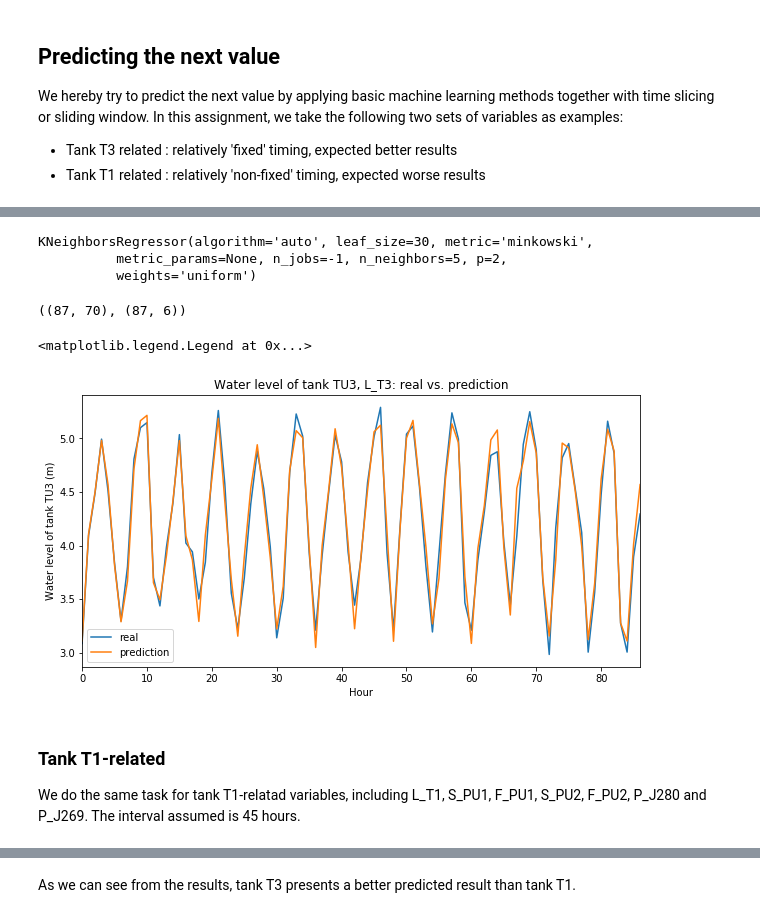
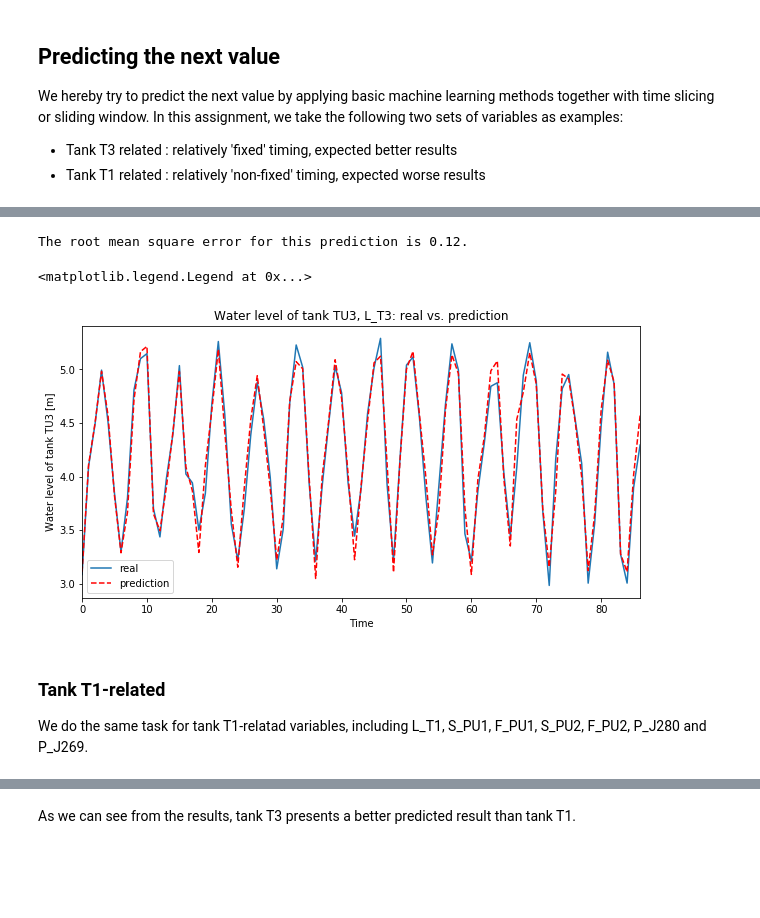
Before and after one commit to chengh42/Cyber-Data-Analytics, a Jupyter notebook: batadal/Task1_Familiarization.ipynb, the cells around one changed output, grey strips where cells are left out. Cells and saved outputs as stored; diff of their text form; code cells hidden in the pictures; blank space fills up the shorter version.

```diff
--- a/batadal/Task1_Familiarization.ipynb
+++ b/batadal/Task1_Familiarization.ipynb
@@ -37,6 +41,9 @@ dftrain1 = pd.read_csv('./data/BATADAL_dataset03.csv')
 
 # Modify string date to timestamp
 dftrain1.DATETIME = dftrain1.DATETIME.apply(lambda s: pd.to_datetime(s, format = '%d/%m/%y %H'))
+
+# Set timestamp as index
+dftrain1.set_index('DATETIME', inplace = True)
 # %%
 # Check dataset
 dftrain1.sample(n = 10)
@@ -182,7 +187,14 @@ From the previous task we know that the set of variables L_T3, S_PU4, F_PU4, S_P
 # %%
 # subset the columns related to L_T3
-dfLT3 = dftrain1[['DATETIME', 'L_T3', 'F_PU4', 'S_PU4', 'F_PU5', 'S_PU5', 'P_J300', 'P_J256']]
+df = dftrain1[['L_T3', 'F_PU4', 'S_PU4', 'F_PU5', 'S_PU5', 'P_J300', 'P_J256']]
 
 # split the data into train (.9) and test (.1) datasets
-trainLT3 = dfLT3.iloc[0:int(len(dfLT3)*0.9), :]
-testLT3 = dfLT3.iloc[int(len(dfLT3)*0.9):len(dfLT3), :]
+traindf = df.iloc[:int(len(df)*0.9), :]
+testdf = df.iloc[int(len(df)*0.9):, :]
+
+# time slicing with a length of 10hrs
+traindf_x, traindf_y = time_slicing(traindf, n=10)
+testdf_x, testdf_y = time_slicing(testdf, n=10)
+
+# check shape
+#traindf_x.shape, traindf_y.shape
@@ -211,26 +205,11 @@ applying 5NN regression for this assignment
 from sklearn.neighbors import KNeighborsRegressor
 
 clf = KNeighborsRegressor(n_neighbors = 5, n_jobs = -1)
-clf.fit(trainLT3sliced, trainLT3y)
+clf.fit(traindf_x, traindf_y)
+
+# get prediction
+testdf_y_pred = clf.predict(testdf_x)
+testdf_y_pred = pd.DataFrame(testdf_y_pred, columns=df.columns)
+
+# check shape
+#testdf_y_pred.shape, testdf_y.shape
-# %% [output]
-KNeighborsRegressor(algorithm='auto', leaf_size=30, metric='minkowski',
-          metric_params=None, n_jobs=-1, n_neighbors=5, p=2,
-          weights='uniform')
-# %%
-## testing dataset
-
-# time slicing with length = 10hrs for testing x dataset
-testLT3sliced = [df.values.reshape(-1) for g, df in testLT3.drop(columns = ['DATETIME']).groupby(np.arange(len(testLT3)) // 10)]
-testLT3sliced = pd.DataFrame(testLT3sliced)
-
-# the true results for testing
-testLT3y = testLT3sliced.iloc[:, 0:6].shift(-1) # expected predicted result is the parameters for the next time step
-
-# remove the last row for both x and y training data
-testLT3sliced.drop(testLT3sliced.tail(1).index, inplace = True)
-testLT3y.drop(testLT3y.tail(1).index, inplace = True)
-
-# check shape
-testLT3sliced.shape, testLT3y.shape
-# %% [output]
-((87, 70), (87, 6))
@@ -241,17 +216,23 @@ testLT3y_pred = pd.DataFrame(testLT3y_pred)
+# %%
+# caculate error
+error = rmse(testdf_y['L_T3'].values, testdf_y_pred['L_T3'].values)
+print('The root mean square error for this prediction is %0.2f.' % error)
+# %% [output]
+The root mean square error for this prediction is 0.12.
 # %%
 # plot the results for water level of tank T3
 plt.figure(figsize = (10, 5))
-testLT3y.iloc[:, 0].plot()
-testLT3y_pred.iloc[:, 0].plot()
+testdf_y['L_T3'].plot()
+testdf_y_pred['L_T3'].plot(style='r--')
 plt.title('Water level of tank TU3, L_T3: real vs. prediction')
-plt.xlabel('Hour')
-plt.ylabel('Water level of tank TU3 (m)')
+plt.xlabel('Time')
+plt.ylabel('Water level of tank TU3 [m]')
 plt.legend(('real', 'prediction'))
 # %% [output]
 <matplotlib.legend.Legend at 0x...>
-[figure, old version]
+[figure, new version]
 # %% [markdown]
 ### Tank T1-related
-We do the same task for tank T1-relatad variables, including L_T1, S_PU1, F_PU1, S_PU2, F_PU2, P_J280 and P_J269. The interval assumed is 45 hours.
+We do the same task for tank T1-relatad variables, including L_T1, S_PU1, F_PU1, S_PU2, F_PU2, P_J280 and P_J269.
 # %%
 # subset the columns related to L_T1
```
Also changed, not shown: parts of 24 cells of this notebook.
